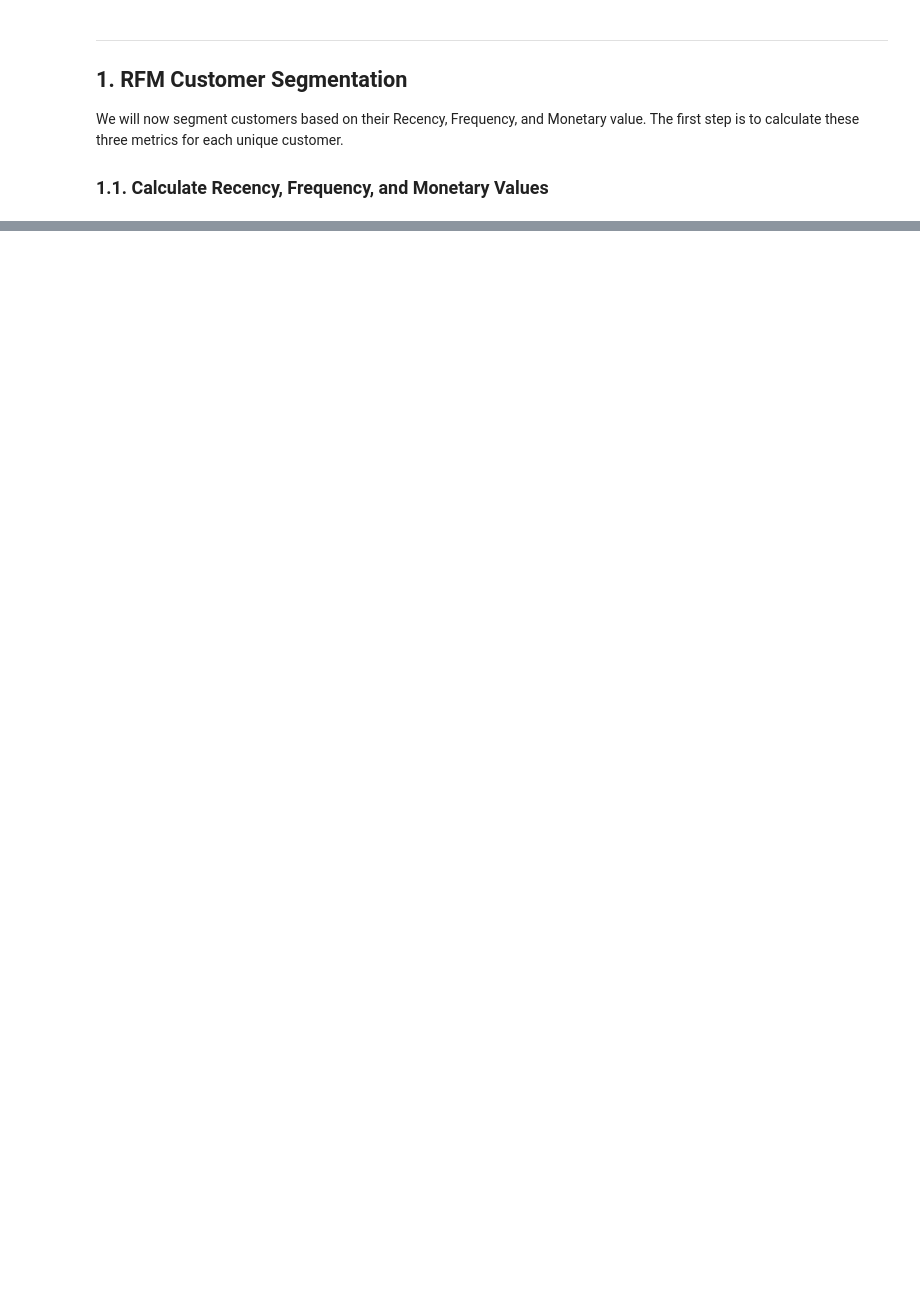
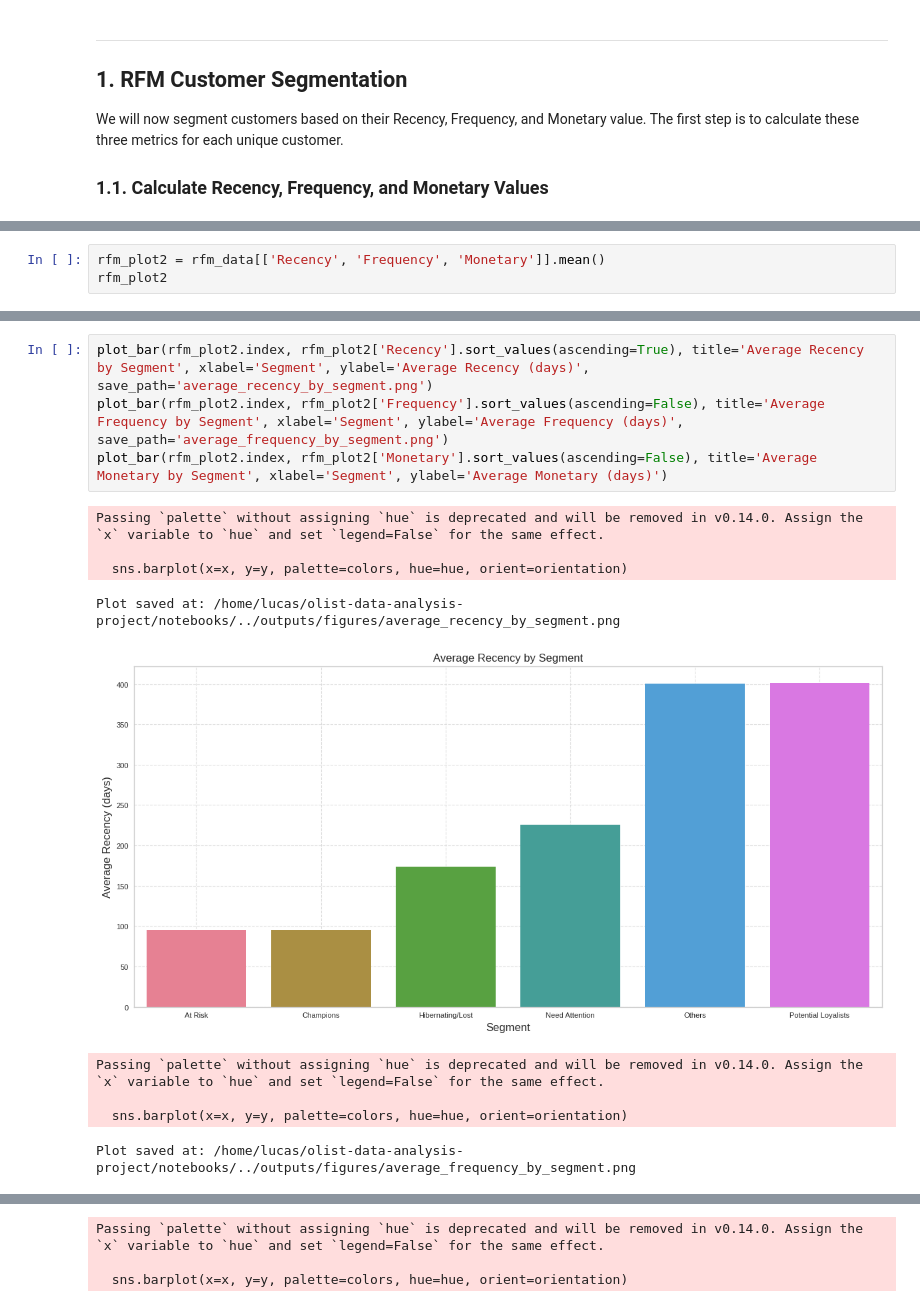
Before and after one commit to Lucas-Ker/olist-data-analysis-project, a Jupyter notebook: notebooks/03_customers_rfm_reviews.ipynb, the cells around one changed output, grey strips where cells are left out. Saved outputs shown, nothing was run; the diff lists cells and outputs as text; blank space fills up the shorter version.

```diff
--- a/notebooks/03_customers_rfm_reviews.ipynb
+++ b/notebooks/03_customers_rfm_reviews.ipynb
@@ -62,0 +259,3 @@ We will now segment customers based on their Recency, Frequency, and Monetary va
+# %%
+rfm_plot2 = rfm_data[['Recency', 'Frequency', 'Monetary']].mean()
+rfm_plot2
@@ -62,0 +271,14 @@ We will now segment customers based on their Recency, Frequency, and Monetary va
+# %%
+plot_bar(rfm_plot2.index, rfm_plot2['Recency'].sort_values(ascending=True), title='Average Recency by Segment', xlabel='Segment', ylabel='Average Recency (days)', save_path='average_recency_by_segment.png')
+plot_bar(rfm_plot2.index, rfm_plot2['Frequency'].sort_values(ascending=False), title='Average Frequency by Segment', xlabel='Segment', ylabel='Average Frequency (days)', save_path='average_frequency_by_segment.png')
+plot_bar(rfm_plot2.index, rfm_plot2['Monetary'].sort_values(ascending=False), title='Average Monetary by Segment', xlabel='Segment', ylabel='Average Monetary (days)')
+# %% [output]
+Passing `palette` without assigning `hue` is deprecated and will be removed in v0.14.0. Assign the `x` variable to `hue` and set `legend=False` for the same effect.
+
+  sns.barplot(x=x, y=y, palette=colors, hue=hue, orient=orientation)
+Plot saved at: /home/lucas/olist-data-analysis-project/notebooks/../outputs/figures/average_recency_by_segment.png
+[figure, added]
+Passing `palette` without assigning `hue` is deprecated and will be removed in v0.14.0. Assign the `x` variable to `hue` and set `legend=False` for the same effect.
+
+  sns.barplot(x=x, y=y, palette=colors, hue=hue, orient=orientation)
+Plot saved at: /home/lucas/olist-data-analysis-project/notebooks/../outputs/figures/average_frequency_by_segment.png
@@ -62,0 +286,3 @@ We will now segment customers based on their Recency, Frequency, and Monetary va
+Passing `palette` without assigning `hue` is deprecated and will be removed in v0.14.0. Assign the `x` variable to `hue` and set `legend=False` for the same effect.
+
+  sns.barplot(x=x, y=y, palette=colors, hue=hue, orient=orientation)
```
Also changed, not shown: parts of 22 cells of this notebook, 7 other files.
